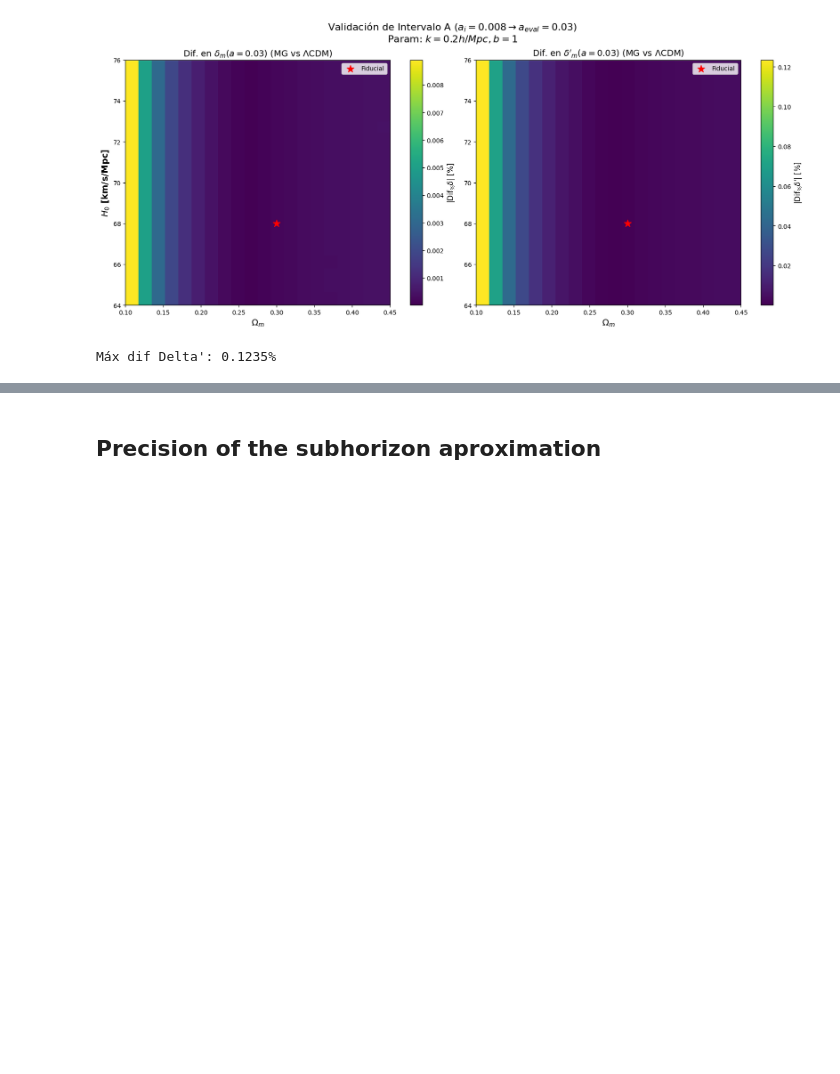
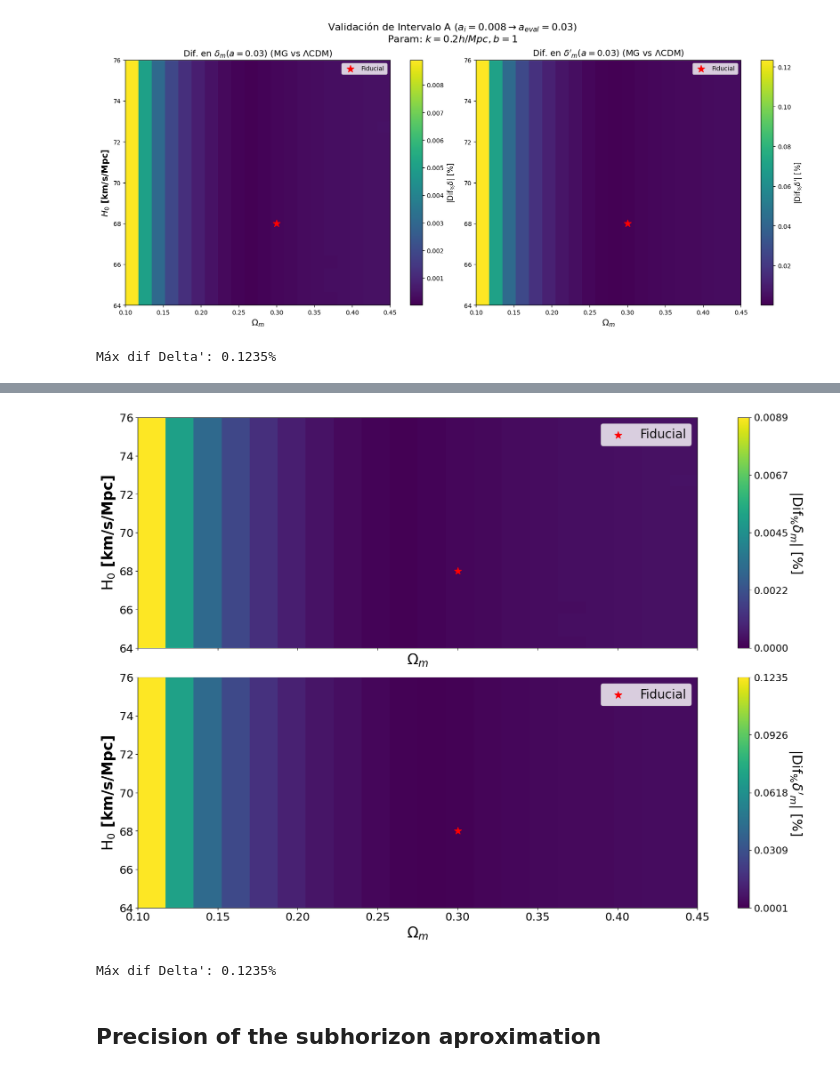
Before and after one commit to PedroRozin/Initial-Conditions-of-the-Matter-Perturbation-Equation-with-Neural-Networks, a Jupyter notebook: notebooks/comparations.ipynb, the cells around one changed output, grey strips where cells are left out. Saved outputs shown, nothing was run; the diff lists cells and outputs as text; code cells hidden in the pictures; blank space fills up the shorter version.

```diff
--- a/notebooks/comparations.ipynb
+++ b/notebooks/comparations.ipynb
@@ -883,5 +898,62 @@ else:
 Máx dif Delta': 0.1235%
 CONCLUSIÓN: El punto a=0.03 es seguro (dif < 1%) para todo el espacio de parámetros.
+# %%
+#same grafphic but 2x1
+fig, axs = plt.subplots(2, 1, figsize=(16, 12), constrained_layout=True, sharex=True)
+extent = [omega_m_vals.min(), omega_m_vals.max(), h0_vals.min(), h0_vals.max()]
+
+# Heatmap 1: Delta
+im1 = axs[0].imshow(grid_diff_delta, extent=extent, origin='lower', aspect='auto', cmap='viridis')
+# axs[0].set_title(rf'Dif. en $\delta_m(a={a_eval})$ (MG vs $\Lambda$CDM)', fontsize=16)
+# El xlabel se omite aquí porque sharex=True lo compartirá con el de abajo
+# axs[0].set_xlabel(r'$\Omega_m$', fontsize=24, fontweight='bold')
+axs[0].set_ylabel(r'$\mathrm{H_0}$ [km/s/Mpc]', fontsize=24, fontweight='bold')
+cb1 = plt.colorbar(im1, ax=axs[0])
+cb1.set_label(r'$|\mathrm{Dif}_{\%}\delta_m|$ [%]', rotation=270, labelpad=25, fontsize=22)
+cb1.ax.tick_params(labelsize=18)
+# Set appropriate ticks for delta
+tick_values_1 = np.linspace(grid_diff_delta.min(), grid_diff_delta.max(), 5)
+cb1.set_ticks(tick_values_1)
+# bigger x and y ticks
+cb1.ax.tick_params(axis='both', which='major', labelsize=16)
+cb1.ax.yaxis.set_major_formatter(plt.FuncFormatter(lambda x, p: f'{x:.4f}'))
+
+# Contorno de 1%
+axs[0].contour(grid_diff_delta, levels=[1.0], extent=extent, origin='lower', colors='white', linestyles='--')
+
+# Heatmap 2: Delta Prime
+im2 = axs[1].imshow(grid_diff_prime, extent=extent, origin='lower', aspect='auto', cmap='viridis')
+# axs[1].set_title(rf"Dif. en $\delta'_m(a={a_eval})$ (MG vs $\Lambda$CDM)", fontsize=14)
+axs[1].set_xlabel(r'$\Omega_m$', fontsize=24, fontweight='bold')
+# Se agrega el ylabel porque al estar en formato 2x1 ya no comparten el eje Y
+axs[1].set_ylabel(r'$\mathrm{H_0}$ [km/s/Mpc]', fontsize=24, fontweight='bold')
+cb2 = plt.colorbar(im2, ax=axs[1])
+cb2.set_label(r"$|\mathrm{Dif}_{\%}\delta'_m|$ [%]", rotation=270, labelpad=25, fontsize=22)
+cb2.ax.tick_params(labelsize=18)
+# Set appropriate ticks for delta prime
+tick_values_2 = np.linspace(grid_diff_prime.min(), grid_diff_prime.max(), 5)
+cb2.set_ticks(tick_values_2)
+cb2.ax.tick_params(axis='both', which='major', labelsize=16)
+cb2.ax.yaxis.set_major_formatter(plt.FuncFormatter(lambda x, p: f'{x:.4f}'))
+
+# Contorno de 1%
+CS2 = axs[1].contour(grid_diff_prime, levels=[1.0], extent=extent, origin='lower', colors='white', linestyles='--')
+axs[1].clabel(CS2, fmt='%1.1f%%', inline=True, fontsize=24)
+
+# Marcar fiducial
+for ax in axs:
+    ax.scatter([0.3], [68], color='red', marker='*', s=150, label='Fiducial', zorder=10)
+    ax.legend(loc='upper right', fontsize=20)
+    # bigger x and y ticks
+    ax.tick_params(axis='both', which='major', labelsize=18)
+
+plt.show()
+
+
+print(f"Máx dif Delta': {np.nanmax(grid_diff_prime):.4f}%")
+# %% [output]
+[figure, added]
+Máx dif Delta': 0.1235%
 # %% [markdown]
 ## Precision of the subhorizon aproximation
 # %% [markdown]
```
Also changed, not shown: parts of 16 cells of this notebook, 2 other files.
